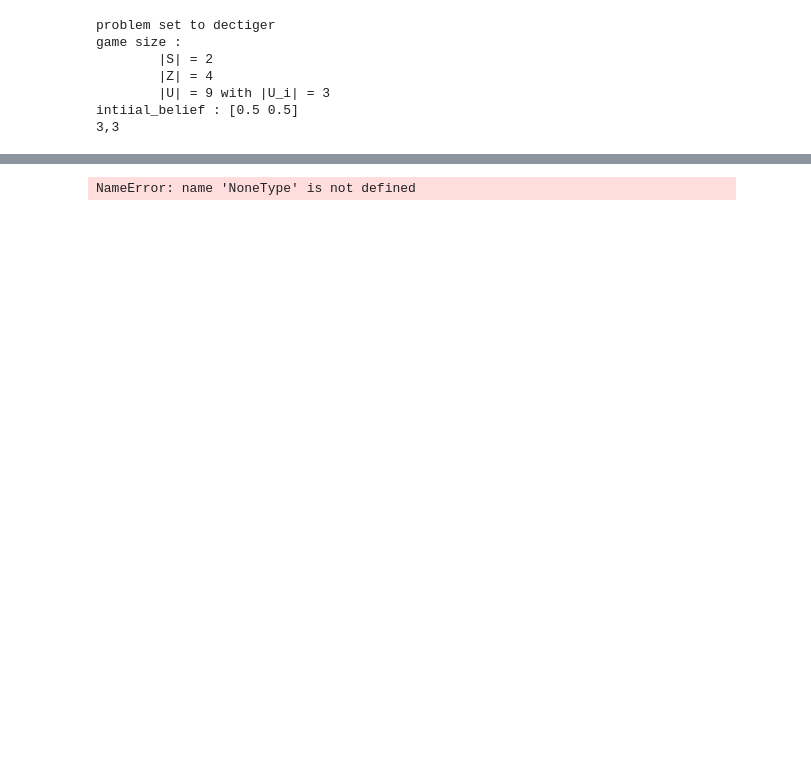
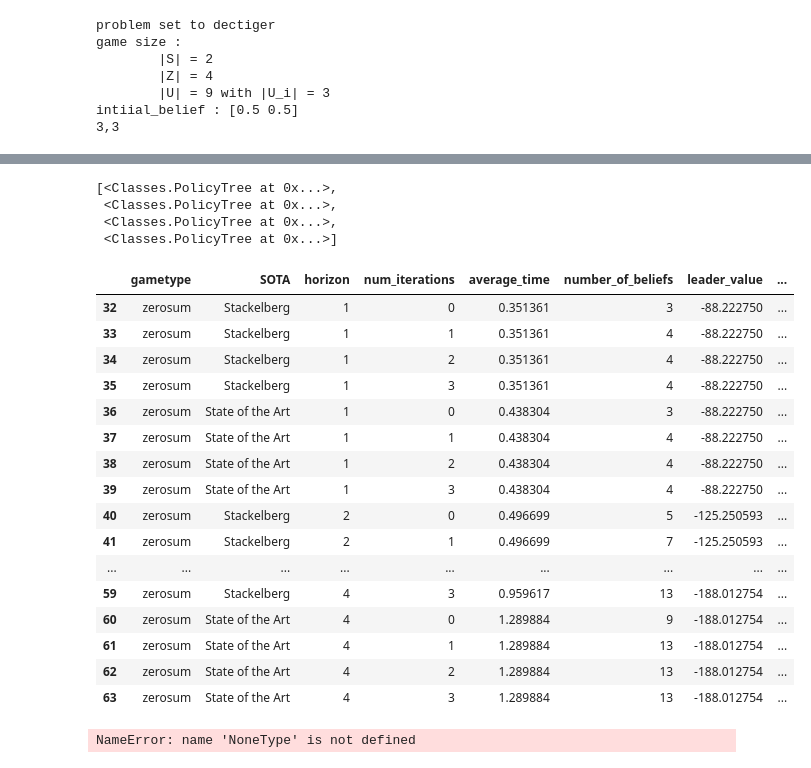
Before and after one commit to izzikampono/Thesis, a Jupyter notebook: experiment.ipynb, the cells around one changed output, grey strips where cells are left out. Saved outputs shown, nothing was run; the diff lists cells and outputs as text; code cells hidden in the pictures; blank space fills up the shorter version.

```diff
--- a/experiment.ipynb
+++ b/experiment.ipynb
@@ -167,3 +147,31 @@ database
+# %%
+len(policies[gametype][True])
+policies[gametype][True][0]
+# %% [output]
+[<Classes.PolicyTree at 0x...>,
+ <Classes.PolicyTree at 0x...>,
+ <Classes.PolicyTree at 0x...>,
+ <Classes.PolicyTree at 0x...>]
+# %%
+database[database["gametype"]=="zerosum"]
+# %% [output]
+|  | gametype | SOTA | horizon | num_iterations | average_time | number_of_beliefs | leader_value | ... |
+| 32 | zerosum | Stackelberg | 1 | 0 | 0.351361 | 3 | -88.222750 | ... |
+| 33 | zerosum | Stackelberg | 1 | 1 | 0.351361 | 4 | -88.222750 | ... |
+| 34 | zerosum | Stackelberg | 1 | 2 | 0.351361 | 4 | -88.222750 | ... |
+| 35 | zerosum | Stackelberg | 1 | 3 | 0.351361 | 4 | -88.222750 | ... |
+| 36 | zerosum | State of the Art | 1 | 0 | 0.438304 | 3 | -88.222750 | ... |
+| 37 | zerosum | State of the Art | 1 | 1 | 0.438304 | 4 | -88.222750 | ... |
+| 38 | zerosum | State of the Art | 1 | 2 | 0.438304 | 4 | -88.222750 | ... |
+| 39 | zerosum | State of the Art | 1 | 3 | 0.438304 | 4 | -88.222750 | ... |
+| 40 | zerosum | Stackelberg | 2 | 0 | 0.496699 | 5 | -125.250593 | ... |
+| 41 | zerosum | Stackelberg | 2 | 1 | 0.496699 | 7 | -125.250593 | ... |
+| ... | ... | ... | ... | ... | ... | ... | ... | ... |
+| 59 | zerosum | Stackelberg | 4 | 3 | 0.959617 | 13 | -188.012754 | ... |
+| 60 | zerosum | State of the Art | 4 | 0 | 1.289884 | 9 | -188.012754 | ... |
+| 61 | zerosum | State of the Art | 4 | 1 | 1.289884 | 13 | -188.012754 | ... |
+| 62 | zerosum | State of the Art | 4 | 2 | 1.289884 | 13 | -188.012754 | ... |
+| 63 | zerosum | State of the Art | 4 | 3 | 1.289884 | 13 | -188.012754 | ... |
 # %%
 a = None
 if type(a) ==NoneType:
```
Also changed, not shown: parts of 4 cells of this notebook, 18 other files.
